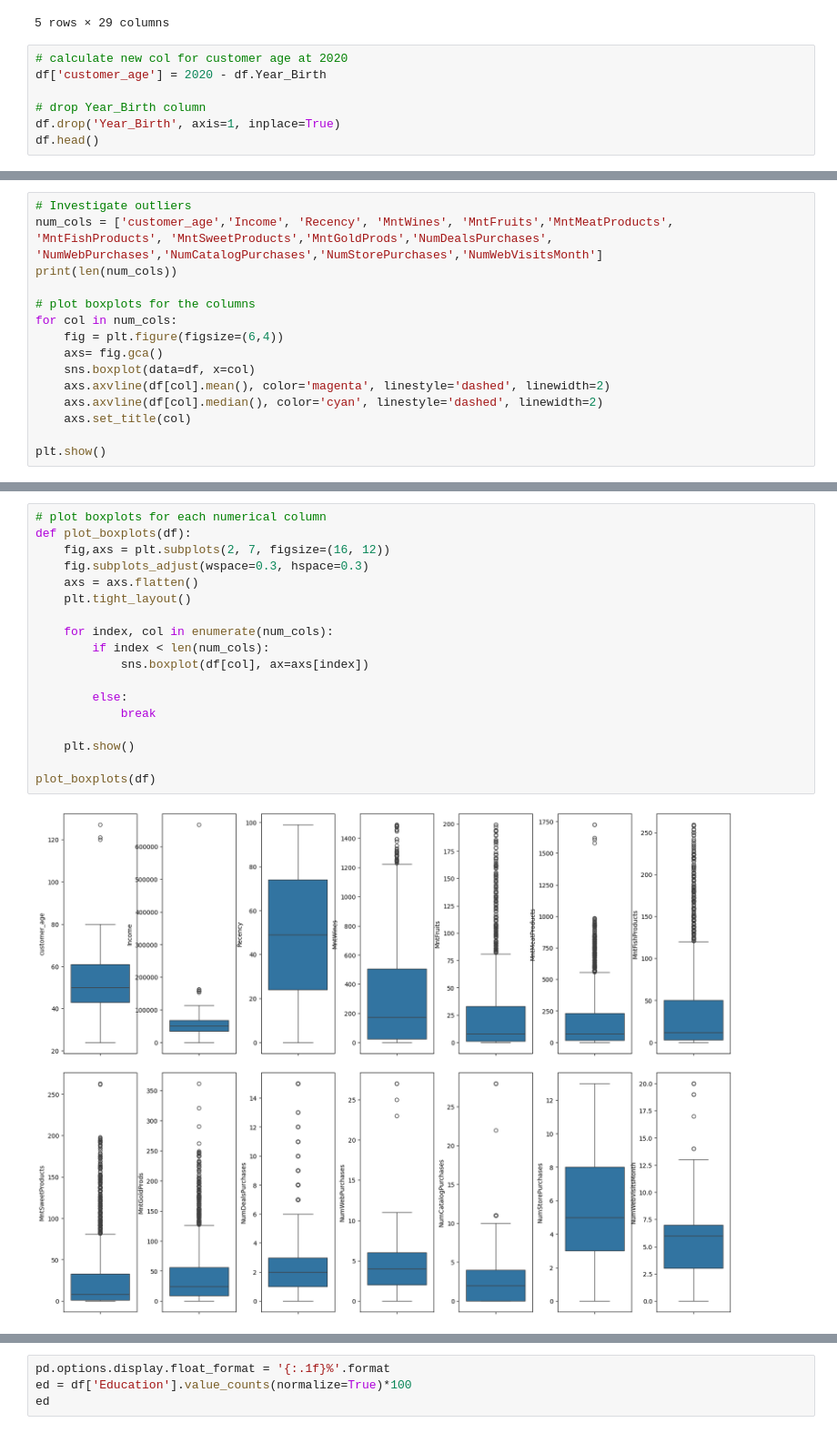
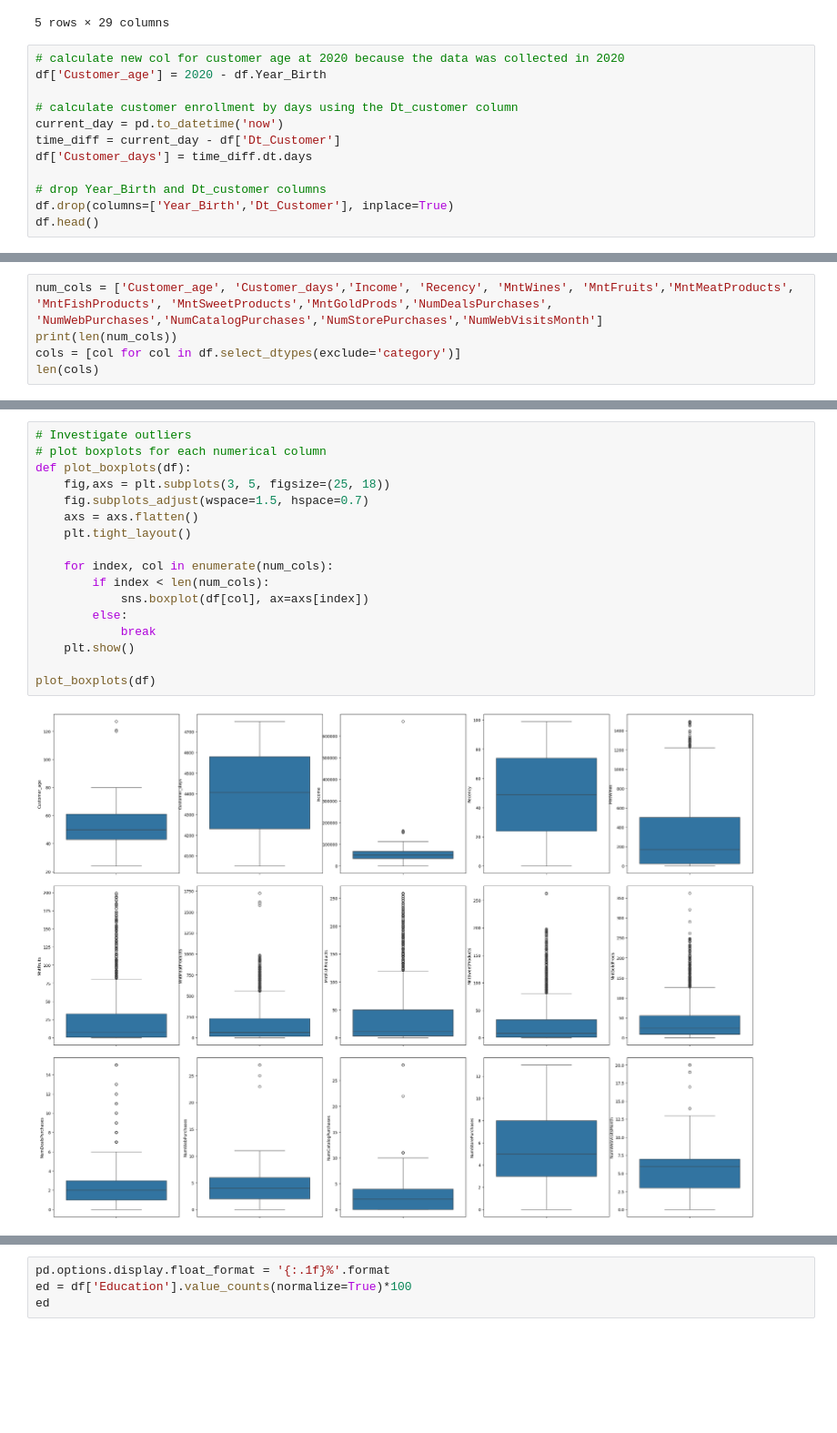
Before and after one commit to Morris-mk/IFood_Marketing-data-Analysis-segmentation-and-classification, a Jupyter notebook: marketing_customer_analysis.ipynb, the cells around one changed output, grey strips where cells are left out. Shown at 91% size. Drawn from its saved outputs; the diff is of its cells as text; blank space fills up the shorter version.

```diff
--- a/marketing_customer_analysis.ipynb
+++ b/marketing_customer_analysis.ipynb
@@ -84,10 +85,15 @@ shape:
 | 4 | 5324 | 1981 | PhD | Married | 58293.0 | 1 | 0 | 2014-01-19 | 94 | ... |
 5 rows × 29 columns
 # %%
-# calculate new col for customer age at 2020
-df['customer_age'] = 2020 - df.Year_Birth
+# calculate new col for customer age at 2020 because the data was collected in 2020
+df['Customer_age'] = 2020 - df.Year_Birth
 
-# drop Year_Birth column
-df.drop('Year_Birth', axis=1, inplace=True)
+# calculate customer enrollment by days using the Dt_customer column
+current_day = pd.to_datetime('now')
+time_diff = current_day - df['Dt_Customer']
+df['Customer_days'] = time_diff.dt.days
+
+# drop Year_Birth and Dt_customer columns
+df.drop(columns=['Year_Birth','Dt_Customer'], inplace=True)
 df.head()
 # %% [output]
@@ -103,17 +107,7 @@ cols = [col for col in df.select_dtypes(exclude='category')]
 # %%
-# Investigate outliers
-num_cols = ['customer_age','Income', 'Recency', 'MntWines', 'MntFruits','MntMeatProducts', 'MntFishProducts', 'MntSweetProducts','MntGoldProds','NumDealsPurchases',
+num_cols = ['Customer_age', 'Customer_days','Income', 'Recency', 'MntWines', 'MntFruits','MntMeatProducts', 'MntFishProducts', 'MntSweetProducts','MntGoldProds','NumDealsPurchases',
 'NumWebPurchases','NumCatalogPurchases','NumStorePurchases','NumWebVisitsMonth']
 print(len(num_cols))
-
-# plot boxplots for the columns
-for col in num_cols:
-    fig = plt.figure(figsize=(6,4))
-    axs= fig.gca()
-    sns.boxplot(data=df, x=col)
-    axs.axvline(df[col].mean(), color='magenta', linestyle='dashed', linewidth=2)
-    axs.axvline(df[col].median(), color='cyan', linestyle='dashed', linewidth=2)
-    axs.set_title(col)
-
-plt.show()
+cols = [col for col in df.select_dtypes(exclude='category')]
+len(cols)
 # %% [output]
@@ -133,20 +153,19 @@ plt.show()
 # %%
+# Investigate outliers
 # plot boxplots for each numerical column
 def plot_boxplots(df):
-    fig,axs = plt.subplots(2, 7, figsize=(16, 12))
-    fig.subplots_adjust(wspace=0.3, hspace=0.3)
+    fig,axs = plt.subplots(3, 5, figsize=(25, 18))
+    fig.subplots_adjust(wspace=1.5, hspace=0.7)
     axs = axs.flatten()
     plt.tight_layout()
 
     for index, col in enumerate(num_cols):
         if index < len(num_cols):
             sns.boxplot(df[col], ax=axs[index])
-
         else:
             break
-
     plt.show()
 
 plot_boxplots(df)
 # %% [output]
-[figure, old version]
+[figure, new version]
```
Also changed, not shown: parts of 37 cells of this notebook, 1 other file.
